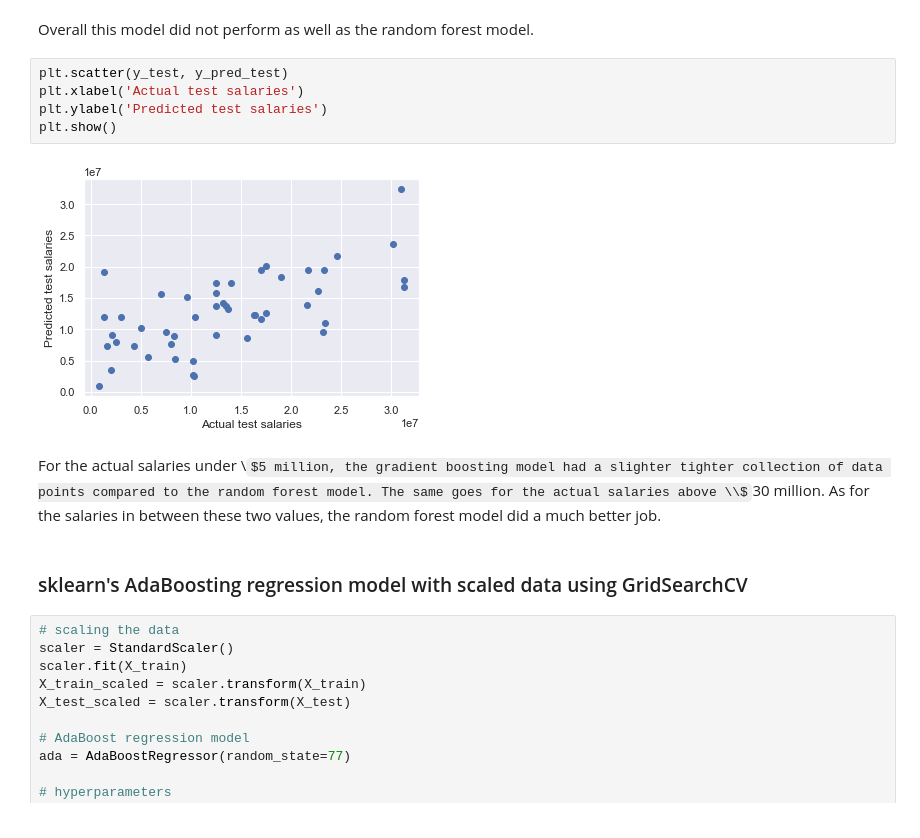
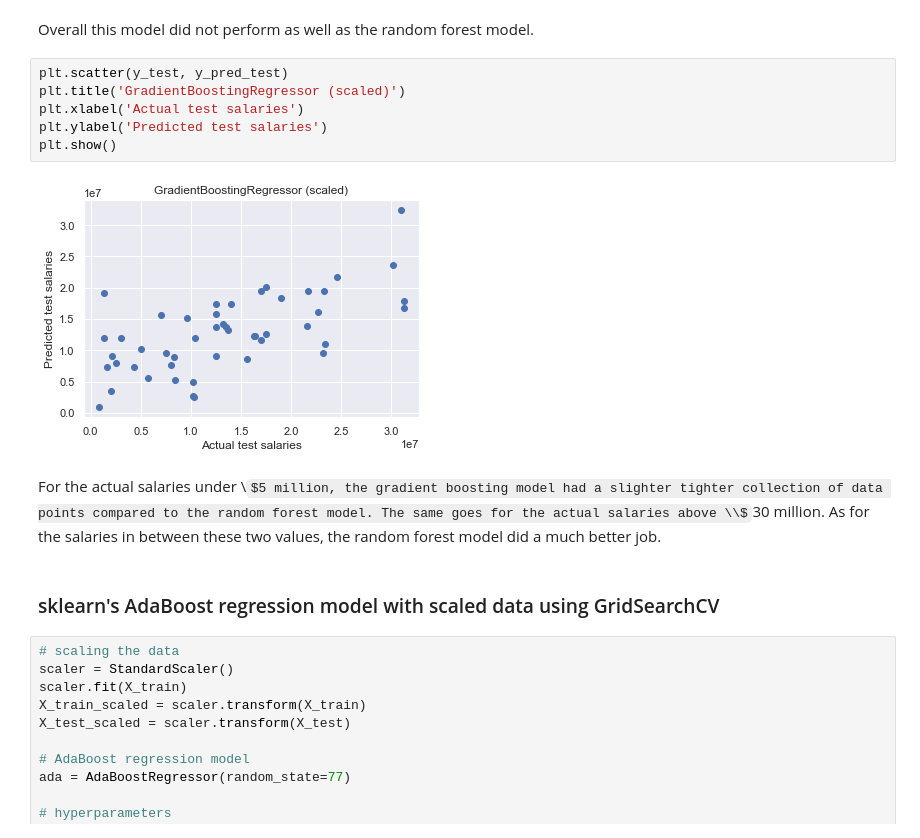
Before and after one commit to Marcial-Medina/Capstone-2---NBA-contracts, a Jupyter notebook: Notebooks/Capstone 2 - Modeling.ipynb, the cells around one changed output. Saved outputs shown, nothing was run; the diff lists cells and outputs as text; some formulas as TeX source.

```diff
--- a/Notebooks/Capstone 2 - Modeling.ipynb
+++ b/Notebooks/Capstone 2 - Modeling.ipynb
@@ -769,15 +775,16 @@ Root mean squared error (actual and predicted testing salaries): 6507308.5372336
 Overall this model did not perform as well as the random forest model.
 # %%
 plt.scatter(y_test, y_pred_test)
+plt.title('GradientBoostingRegressor (scaled)')
 plt.xlabel('Actual test salaries')
 plt.ylabel('Predicted test salaries')
 plt.show()
 # %% [output]
-[figure, old version]
+[figure, new version]
 # %% [markdown]
 For the actual salaries under \\$5 million, the gradient boosting model had a slighter tighter collection of data points compared to the random forest model. The same goes for the actual salaries above \\$30 million. As for the salaries in between these two values, the random forest model did a much better job.
 # %% [markdown]
-### sklearn's AdaBoosting regression model with scaled data using GridSearchCV
+### sklearn's AdaBoost regression model with scaled data using GridSearchCV
 # %%
 # scaling the data
 scaler = StandardScaler()
```
Also changed, not shown: parts of 15 cells of this notebook, 2 other files.
